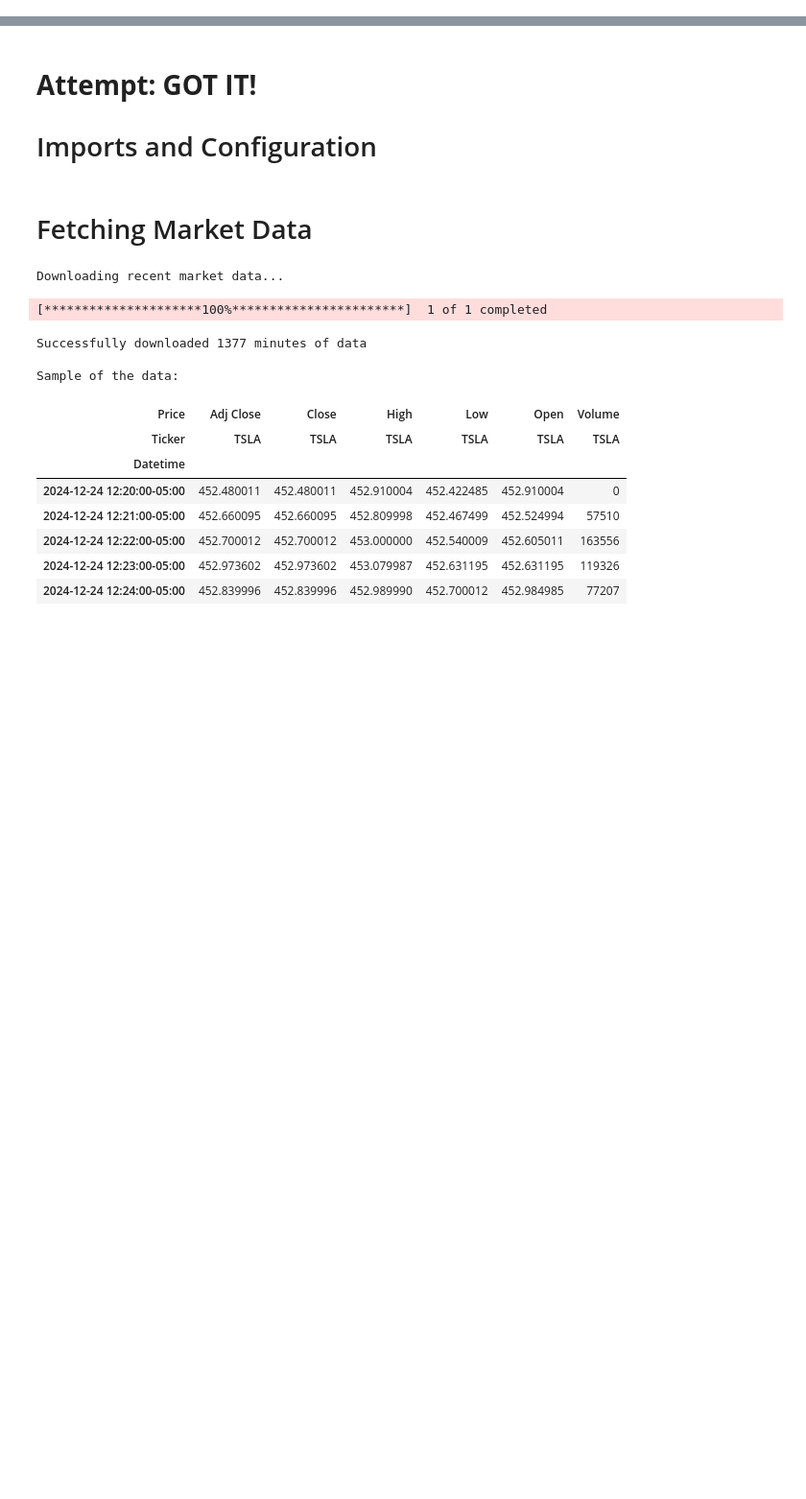
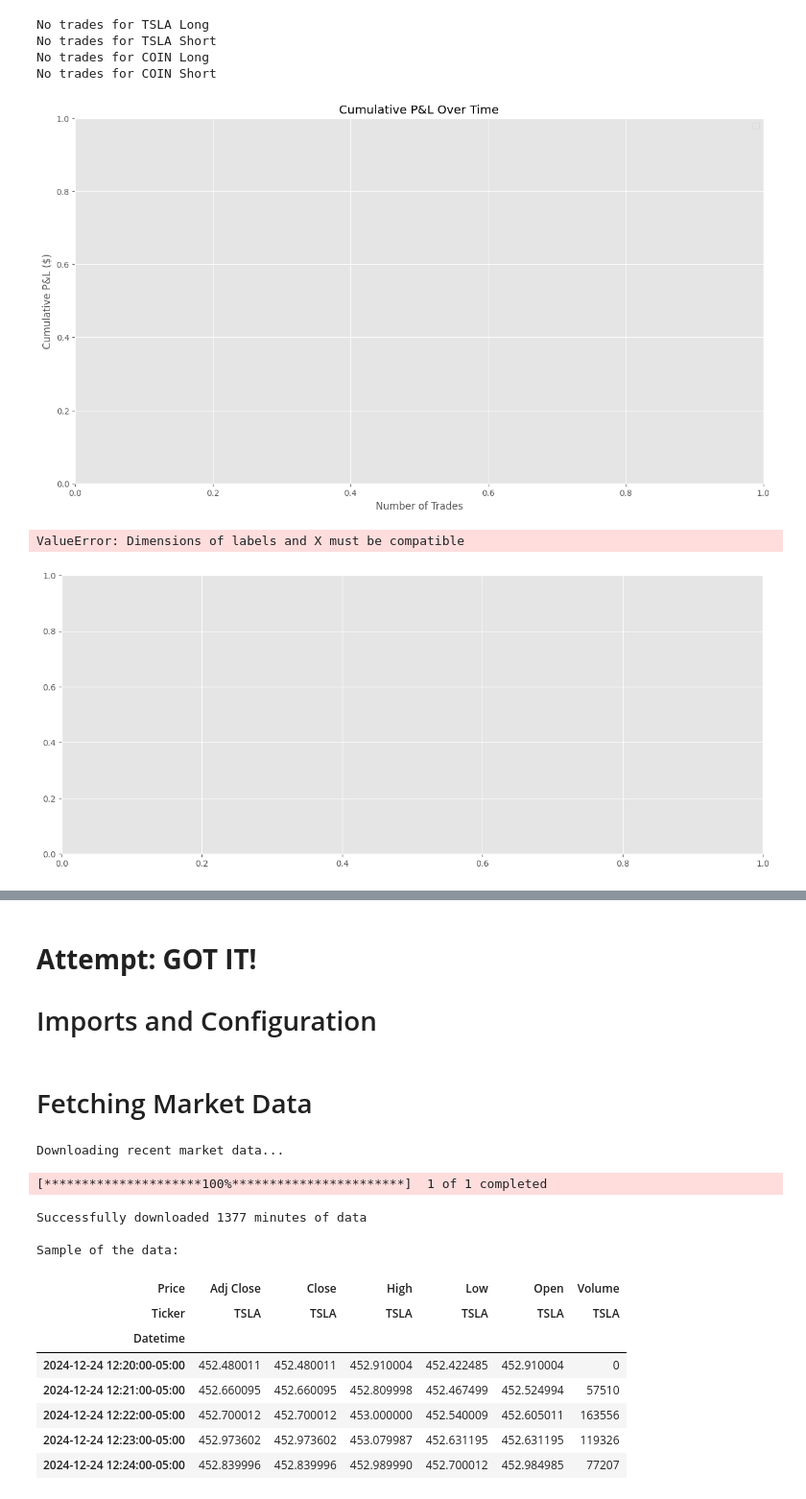
Before and after one commit to claybowl/Know-Defeat, a Jupyter notebook: algo_testing.ipynb, the cells around one changed output, grey strips where cells are left out. Shown at 96% size. Cells and saved outputs as stored; diff of their text form; code cells hidden in the pictures; blank space fills up the shorter version.

```diff
--- a/algo_testing.ipynb
+++ b/algo_testing.ipynb
@@ -0,0 +74,4 @@
+# %%
+# Load data for both symbols
+tsla_data = await load_tick_data('TSLA')
+coin_data = await load_tick_data('COIN')
@@ -0,0 +450,53 @@
+# %%
+# Analyze performance for each strategy
+tsla_long_df = analyze_performance(tsla_long_trades, "TSLA Long")
+tsla_short_df = analyze_performance(tsla_short_trades, "TSLA Short")
+coin_long_df = analyze_performance(coin_long_trades, "COIN Long")
+coin_short_df = analyze_performance(coin_short_trades, "COIN Short")
+# %% [output]
+No trades for TSLA Long
+No trades for TSLA Short
+No trades for COIN Long
+No trades for COIN Short
+# %%
+def plot_pnl_distribution(dfs, names):
+    """Create violin plots showing P&L distribution for each strategy."""
+    plt.figure(figsize=(15, 8))
+
+    data = []
+    labels = []
+
+    for df, name in zip(dfs, names):
+        if df is not None and not df.empty:
+            data.append(df['pnl'])
+            labels.extend([name] * len(df))
+
+    sns.violinplot(data=data)
+    plt.xticks(range(len(names)), names, rotation=45)
+    plt.title('P&L Distribution by Strategy')
+    plt.ylabel('P&L ($)')
+    plt.grid(True)
+    plt.show()
+
+# Generate visualizations
+plot_cumulative_pnl(
+    [tsla_long_df, tsla_short_df, coin_long_df, coin_short_df],
+    ['TSLA Long', 'TSLA Short', 'COIN Long', 'COIN Short']
+)
+
+plot_trade_durations(
+    [tsla_long_df, tsla_short_df, coin_long_df, coin_short_df],
+    ['TSLA Long', 'TSLA Short', 'COIN Long', 'COIN Short']
+)
+
+plot_pnl_distribution(
+    [tsla_long_df, tsla_short_df, coin_long_df, coin_short_df],
+    ['TSLA Long', 'TSLA Short', 'COIN Long', 'COIN Short']
+)
+
+# Clean up database connection
+await db_pool.close()
+# %% [output]
+[figure, added]
+ValueError: Dimensions of labels and X must be compatible
+[figure, added]
```
Also changed, not shown: parts of 8 cells of this notebook, 3 other files.
